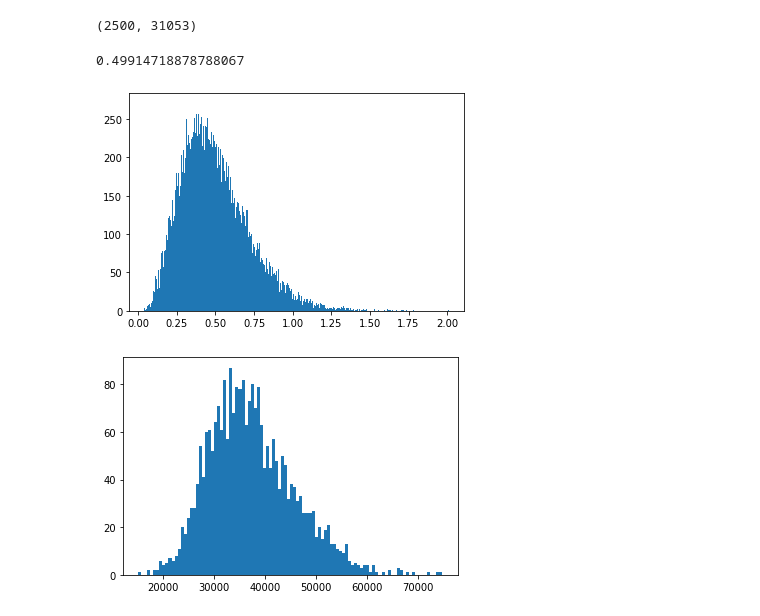
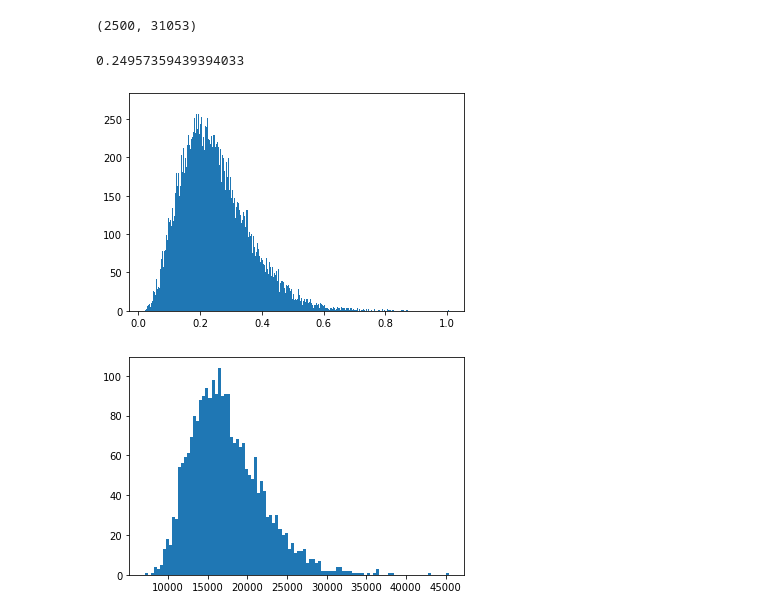
Before and after one commit to vitkl/cell2location_paper, a Jupyter notebook: notebooks/benchmarking/synthetic_data_construction_improved.ipynb, the cells around one changed output. Drawn from its saved outputs; the diff is of its cells as text; code cells hidden in the pictures.

```diff
--- a/notebooks/benchmarking/synthetic_data_construction_improved.ipynb
+++ b/notebooks/benchmarking/synthetic_data_construction_improved.ipynb
@@ -467,6 +465,7 @@ synth_adata.var_names = generation_snrna.var_names
 synth_adata.obs[[f'cell_count_{ct}' for ct in cell_count_df.columns]] = cell_count_df
 synth_adata.obs[[f'cell_abundances_{ct}' for ct in cell_abundances_df.columns]] = cell_abundances_df
 synth_adata.obs[[f'cell_capture_eff_{ct}' for ct in cell_capture_eff_df.columns]] = cell_capture_eff_df
+synth_adata.obsm['X_spatial'] = sparse_locations
 
 synth_adata.shape
 # %% [output]
@@ -474,23 +473,23 @@ synth_adata.shape
 # %%
 np.random.seed(223)
 # Sample detection rates
-gene_level = np.random.gamma(shape=5, scale=1/10, size=(1, synth_adata.shape[1]))
+gene_level = np.random.gamma(shape=5, scale=1/20, size=(1, synth_adata.shape[1]))
 plt.hist(gene_level.flatten(), bins=500);
 
 synth_adata.var['gene_level'] = gene_level.flatten()
 synth_adata.X = synth_adata.X.toarray() * gene_level
 
 # Sample poisson integers
 synth_adata.X = np.random.poisson(synth_adata.X)
 synth_adata.X = csr_matrix(synth_adata.X)
 gene_level.mean()
 # %% [output]
-0.49914718878788067
+0.24957359439394033
-[figure, old version]
+[figure, new version]
 # %%
 # save resulting anndata
 synth_adata.write(f'{sp_data_folder}synth_adata_20210129.h5ad')
 # %%
 plt.hist(np.array(synth_adata.X.sum(1)).flatten(), bins=100);
 # %% [output]
-[figure, old version]
+[figure, new version]
```
Also changed, not shown: parts of 9 cells of this notebook.
